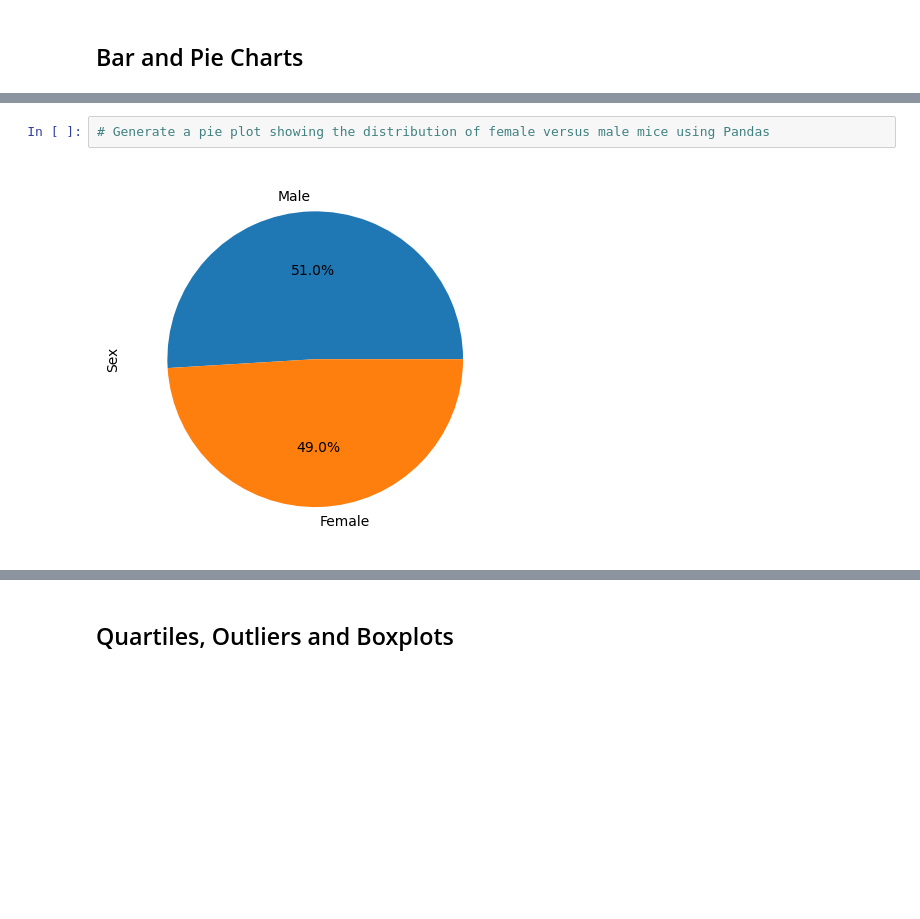
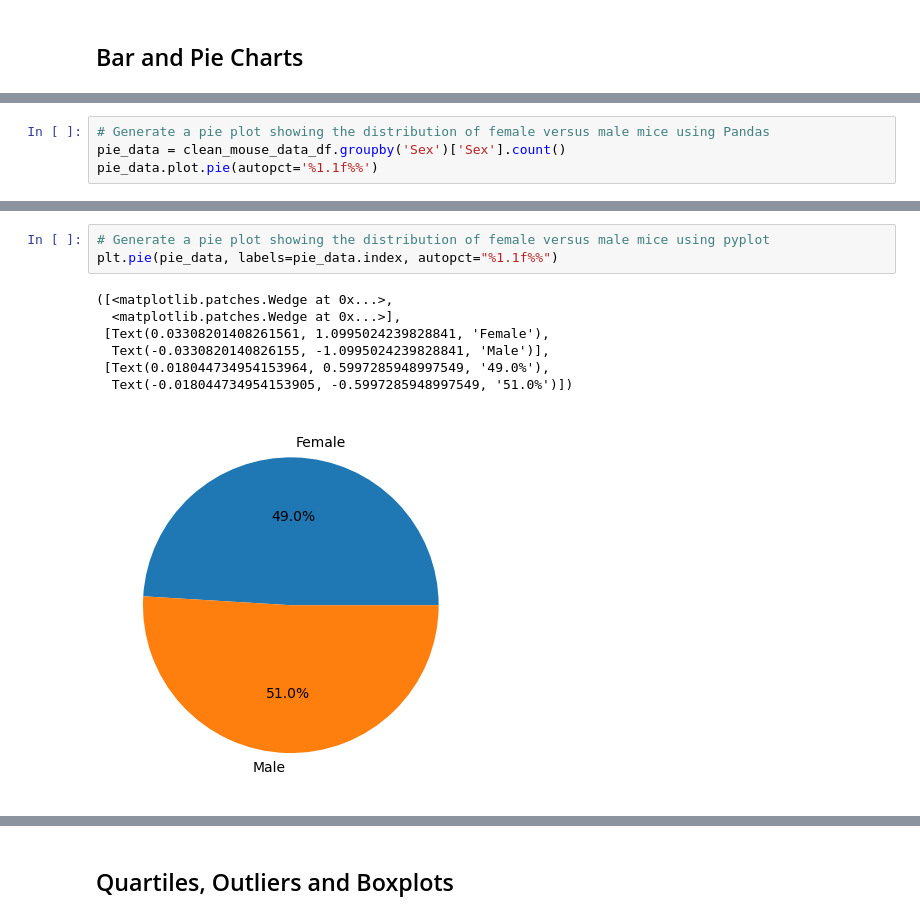
Before and after one commit to dsfackrell/Module5Challenge, a Jupyter notebook: Pymaceuticals/pymaceuticals.ipynb, the cells around one changed output, grey strips where cells are left out. Saved outputs shown, nothing was run; the diff lists cells and outputs as text; blank space fills up the shorter version.

Commit message:
bar and pie chart

```diff
--- a/Pymaceuticals/pymaceuticals.ipynb
+++ b/Pymaceuticals/pymaceuticals.ipynb
@@ -153,0 +162,4 @@ drug_summary
+# %%
+# Generate a pie plot showing the distribution of female versus male mice using Pandas
+pie_data = clean_mouse_data_df.groupby('Sex')['Sex'].count()
+pie_data.plot.pie(autopct='%1.1f%%')
@@ -154,4 +172,11 @@ drug_summary
 # %%
-# Generate a pie plot showing the distribution of female versus male mice using Pandas
+# Generate a pie plot showing the distribution of female versus male mice using pyplot
+plt.pie(pie_data, labels=pie_data.index, autopct="%1.1f%%")
 # %% [output]
+([<matplotlib.patches.Wedge at 0x...>,
+  <matplotlib.patches.Wedge at 0x...>],
+ [Text(0.03308201408261561, 1.0995024239828841, 'Female'),
+  Text(-0.0330820140826155, -1.0995024239828841, 'Male')],
+ [Text(0.018044734954153964, 0.5997285948997549, '49.0%'),
+  Text(-0.018044734954153905, -0.5997285948997549, '51.0%')])
-[figure, old version]
+[figure, new version]
```
Also changed, not shown: parts of 4 cells of this notebook.
